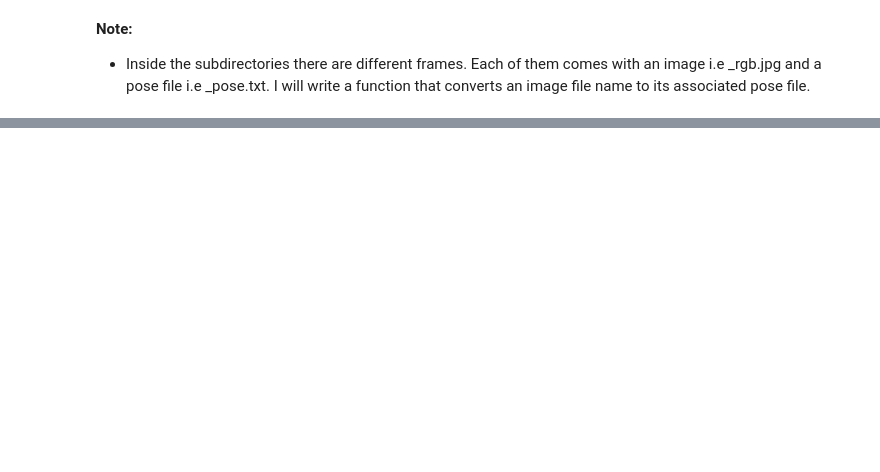
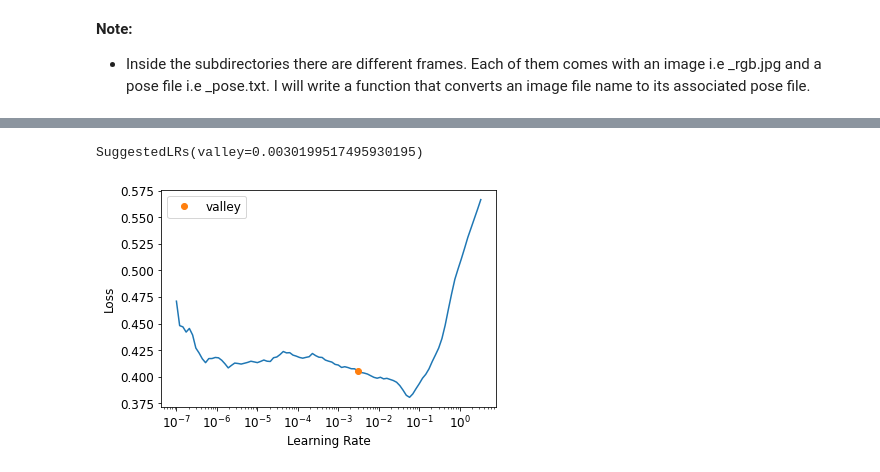
Before and after one commit to ThinamXx/Fastai, a Jupyter notebook: 5. MultilabelClassification Regression/Regression.ipynb, the cells around one changed output, grey strips where cells are left out. Saved outputs shown, nothing was run; the diff lists cells and outputs as text; code cells hidden in the pictures; blank space fills up the shorter version.

```diff
--- a/5. MultilabelClassification Regression/Regression.ipynb
+++ b/5. MultilabelClassification Regression/Regression.ipynb
@@ -47,0 +96,3 @@ Path('/root/.fastai/data/biwi_head_pose/11/frame_00510_pose.txt')
+# %%
+#@ TRAINING THE MODEL:
+learn = cnn_learner(dls, resnet18, y_range=(-1, 1))     # Initializing Convolutions.
@@ -47,0 +114,4 @@ Path('/root/.fastai/data/biwi_head_pose/11/frame_00510_pose.txt')
+# %%
+#@ GETTING OPTIMAL LEARNING RATE:
+learn.lr_find()
+# %% [output]
@@ -47,0 +119,2 @@ Path('/root/.fastai/data/biwi_head_pose/11/frame_00510_pose.txt')
+SuggestedLRs(valley=0.0030199517495930195)
+[figure, added]
```
Also changed, not shown: parts of 18 cells of this notebook.
